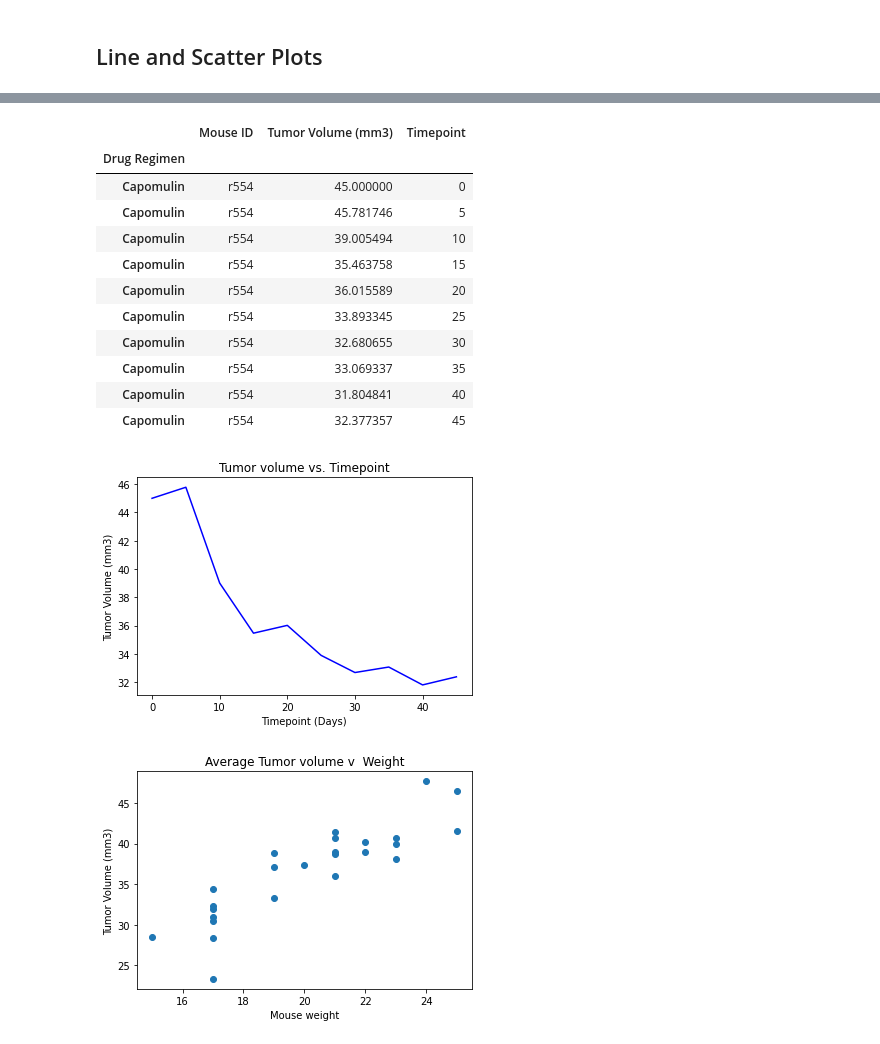
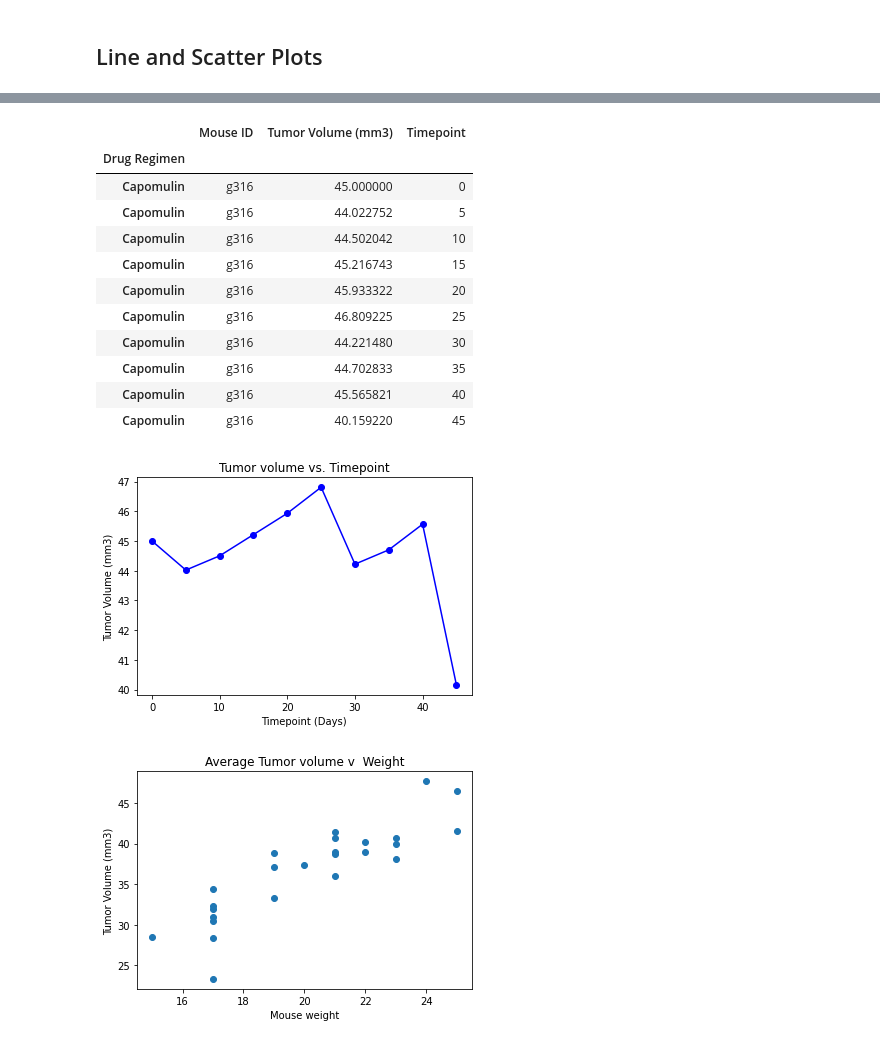
Before and after one commit to mafven/matplotlib-challenge, a Jupyter notebook: pymaceuticals_starter.ipynb, the cells around one changed output, grey strips where cells are left out. Drawn from its saved outputs; the diff is of its cells as text; code cells hidden in the pictures.

Commit message:
update mouse sample id / add marker to line plot

```diff
--- a/pymaceuticals_starter.ipynb
+++ b/pymaceuticals_starter.ipynb
@@ -364,33 +364,33 @@ Name: Mouse ID, dtype: object
 # %%
 # Use "i" value ( still need to work to make interactive)
 
-mouse_s_data = Capomulin_time_tumor_vol[(Capomulin_time_tumor_vol['Mouse ID'] == 'r554')]
+mouse_s_data = Capomulin_time_tumor_vol[(Capomulin_time_tumor_vol['Mouse ID'] == 'g316')]
 mouse_s_data
 # %% [output]
 |  | Mouse ID | Tumor Volume (mm3) | Timepoint |
 | Drug Regimen |  |  |  |
-| Capomulin | r554 | 45.000000 | 0 |
-| Capomulin | r554 | 45.781746 | 5 |
-| Capomulin | r554 | 39.005494 | 10 |
-| Capomulin | r554 | 35.463758 | 15 |
-| Capomulin | r554 | 36.015589 | 20 |
-| Capomulin | r554 | 33.893345 | 25 |
-| Capomulin | r554 | 32.680655 | 30 |
-| Capomulin | r554 | 33.069337 | 35 |
-| Capomulin | r554 | 31.804841 | 40 |
-| Capomulin | r554 | 32.377357 | 45 |
+| Capomulin | g316 | 45.000000 | 0 |
+| Capomulin | g316 | 44.022752 | 5 |
+| Capomulin | g316 | 44.502042 | 10 |
+| Capomulin | g316 | 45.216743 | 15 |
+| Capomulin | g316 | 45.933322 | 20 |
+| Capomulin | g316 | 46.809225 | 25 |
+| Capomulin | g316 | 44.221480 | 30 |
+| Capomulin | g316 | 44.702833 | 35 |
+| Capomulin | g316 | 45.565821 | 40 |
+| Capomulin | g316 | 40.159220 | 45 |
 # %%
 # get data for ramdom mouse
 
 tumor = mouse_s_data['Tumor Volume (mm3)']
 time = mouse_s_data['Timepoint']
-plt.plot(time, tumor, color='Blue')
+plt.plot(time, tumor, color='Blue', marker = 'o')
 plt.xlabel('Timepoint (Days)')
 plt.ylabel('Tumor Volume (mm3)')
 plt.title('Tumor volume vs. Timepoint')
 plt.show()
 # %% [output]
-[figure, old version]
+[figure, new version]
 # %%
 # Generate a scatter plot of mouse weight versus average tumor volume for the Capomulin regimen
 Capomulin_mouse_weight = sorting_values.loc[['Capomulin'],['Tumor Volume (mm3)','Weight (g)']]
```
Also changed, not shown: parts of 1 cell of this notebook.
